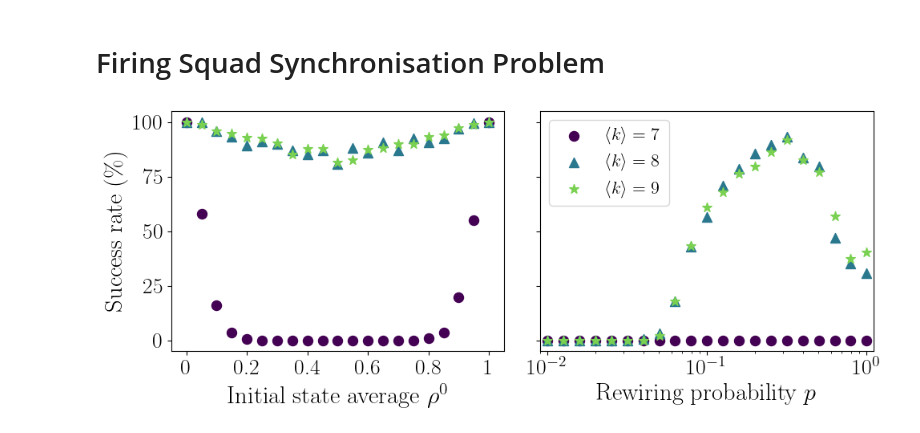
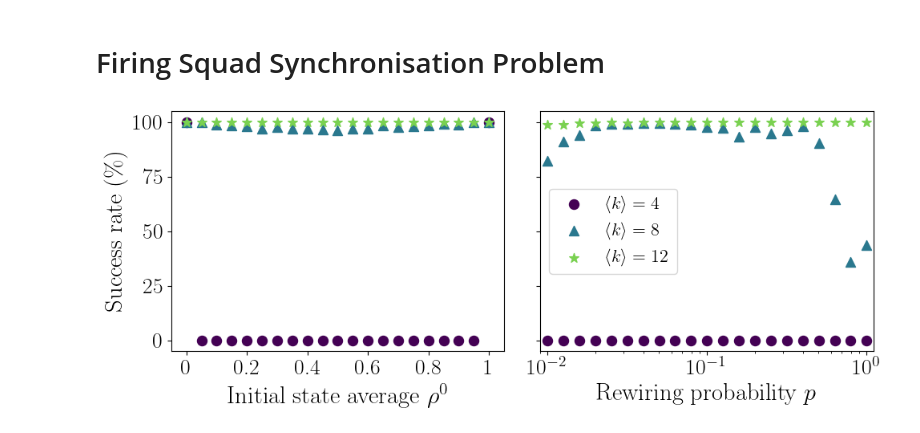
Before and after one commit to mrollier/essential-metrics-life-on-graphs, a Jupyter notebook: notebooks/essential-metrics_figures.ipynb, the cells around one changed output. Cells and saved outputs as stored; diff of their text form; code cells hidden in the pictures.

```diff
--- a/notebooks/essential-metrics_figures.ipynb
+++ b/notebooks/essential-metrics_figures.ipynb
@@ -2778,6 +2778,13 @@ if SAVEFIG:
 # Firing Squad Synchronisation Problem
 # %%
 SAVEFIG = True
+
+# network family of the corrected experiment (see ../data/fssp/thesis-2026/README.md):
+#   "wsg": rewired toroidal grids, mean degrees 4, 8, 12 (the family described in the paper)
+#   "wsr": igraph ring lattices, mean degrees 6, 8, 10 (the family behind the published figure)
+family = "wsg"
+degrees = {"wsg": [4, 8, 12], "wsr": [6, 8, 10]}[family]
+legend_loc = {"wsg": "center left", "wsr": "upper left"}[family]
 
 # open plot
 fig, axs = plt.subplots(1,2,figsize=(10,4), sharey=True)
@@ -2790,20 +2797,13 @@ from matplotlib import colormaps
 cmap = colormaps["viridis"]
 colors = [cmap(0.), cmap(.4), cmap(.8)]
 
-# degrees associated with the data
-degrees = [7,8,9]
-
 # load initial density data
-success_rates_dens = np.load("../data/fssp/success_rates_init_dens.npy")
 init_dens_array = np.linspace(0,1,21)
-
-# QUICKFIX: something has gone wrong with the initial and last value, strangely. These should of course just be 1
-success_rates_dens[:,0] = 1
-success_rates_dens[:,-1] = 1
+success_rates_dens = np.array([np.load(f"../data/fssp/thesis-2026/{family}_k{degree}_dens.npy") for degree in degrees])
 
 # load rewiring probs data
-success_rates_prob = np.load("../data/fssp/success_rates_rewiring_probs.npy")
 rewiring_prob_array = np.logspace(-2,0,21)
+success_rates_prob = np.array([np.load(f"../data/fssp/thesis-2026/{family}_k{degree}_prob.npy") for degree in degrees])
 
 # plot dependency on initial density
 for degree, success, marker, color in zip(degrees, success_rates_dens, markers, colors):
@@ -2818,34 +2818,34 @@ axs[0].set_ylim([-0.05, 1.05])
 yticks = [0, .25, .5, .75, 1]
 axs[0].set_yticks(yticks)
 yticklabels = ["0", "25", "50", "75", "100"]
 axs[0].set_yticklabels(yticklabels, fontsize=fontsize-2)
-axs[0].set_ylabel(f"Success rate (\%)", fontsize=fontsize)
+axs[0].set_ylabel(r"Success rate (\%)", fontsize=fontsize)
 
 xticks = [0, .2, .4, .6, .8, 1]
 axs[0].set_xticks(xticks)
 xticklabels = xticks
 axs[0].set_xticklabels(xticklabels, fontsize=fontsize-2)
 axs[0].set_xlim([-0.05, 1.05])
 
 axs[0].set_xlabel(f"Initial state average $\\rho^0$", fontsize=fontsize)
 
 # choose properties of the rewiring prob plot
 axs[1].set_ylim([-0.05, 1.05])
 
 xticks = [0.01, 0.1, 1]
 axs[1].set_xticks(xticks)
 xticklabels = ["0.01", "0.1", "1"]
 axs[1].set_xticklabels(xticklabels, fontsize=fontsize-2)
 axs[1].set_xlim([0.009, 1.1])
 
 axs[1].set_xscale('log')
 axs[1].set_xlabel(f"Rewiring probability $p$", fontsize=fontsize)
 
-axs[1].legend(fontsize=fontsize-6, loc='upper left')
+axs[1].legend(fontsize=fontsize-6, loc=legend_loc)
 
 fig.tight_layout(w_pad=2)
 
 if SAVEFIG:
-    plt.savefig(f"../figures/fssp-succes_rate-degrees7_8_9-N900-T1800.pdf", bbox_inches='tight')
+    plt.savefig(f"../figures/fssp-success_rate-{family}-degrees{'_'.join(map(str, degrees))}-N900-T1800.pdf", bbox_inches='tight')
 # %% [output]
-[figure, old version]
+[figure, new version]
```
Also changed, not shown: 3 other files.
